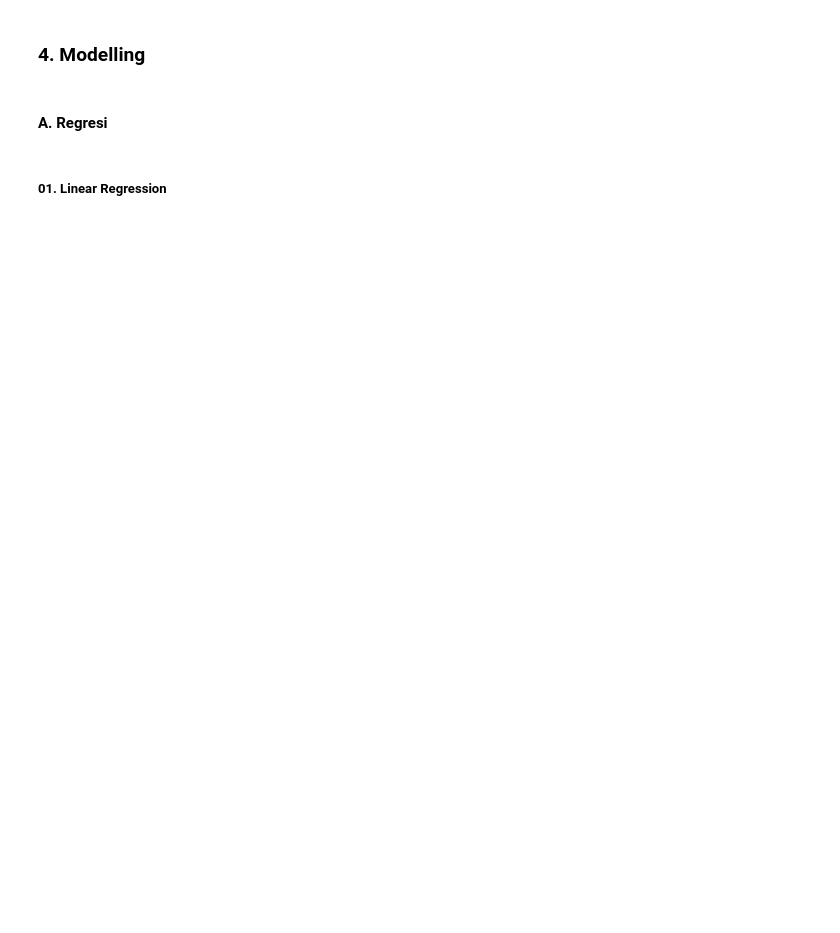
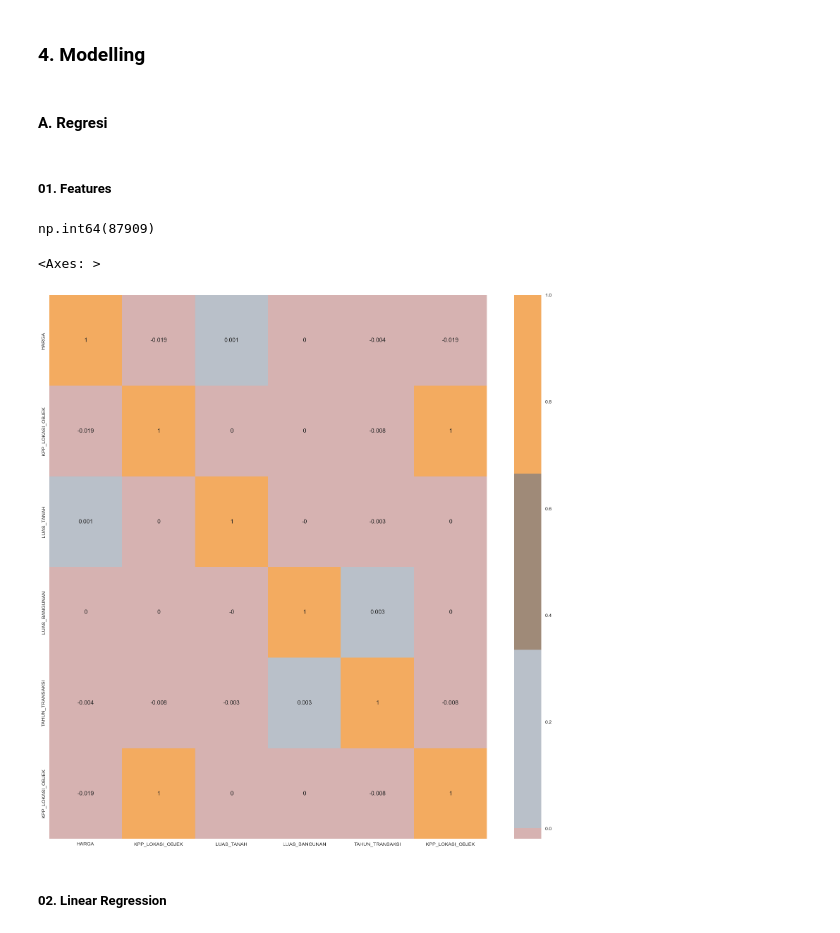
Before and after one commit to gopaspsb/MLFlow, a Jupyter notebook: Kelompok 2_PHTB.ipynb, the cells around one changed output. Drawn from its saved outputs; the diff is of its cells as text; code cells hidden in the pictures; blank space fills up the shorter version.

```diff
--- a/Kelompok 2_PHTB.ipynb
+++ b/Kelompok 2_PHTB.ipynb
@@ -405,4 +448,4 @@ plt.show()
 # %% [markdown]
 #### A. Regresi
 # %% [markdown]
-##### 01. Linear Regression
+##### 01. Features
@@ -409,3 +458,7 @@ plt.show()
+# %%
+df_sample_mini["HARGA_PER_M2"].isnull().sum()
+# %% [output]
+np.int64(87909)
 # %%
 # Feature untuk model Regresi PPh
 
@@ -422,8 +480,20 @@ y = df_parquet["JML_PPHFINAL_TERUTANG"]
+# %%
+#correlation matrix dengan hanya 5 di belakang koma
+
+cmap = colors.ListedColormap(["#682F2F", "#9E726F", "#D6B2B1", "#B9C0C9", "#9F8A78", "#F3AB60"])
+corrmat= X.corr().round(3)
+plt.figure(figsize=(20,20))
+sns.heatmap(corrmat,annot=True, cmap=cmap, center=0)
+# %% [output]
+<Axes: >
+[figure, added]
 # %%
 # Split data untuk training dan testing
 
 from sklearn.model_selection import train_test_split
 X_train, X_test, y_train, y_test = train_test_split(X, y, test_size=0.2, random_state=42)
+# %% [markdown]
+##### 02. Linear Regression
 # %%
 # Model Linear Regresi
 
```
Also changed, not shown: parts of 69 cells of this notebook.
